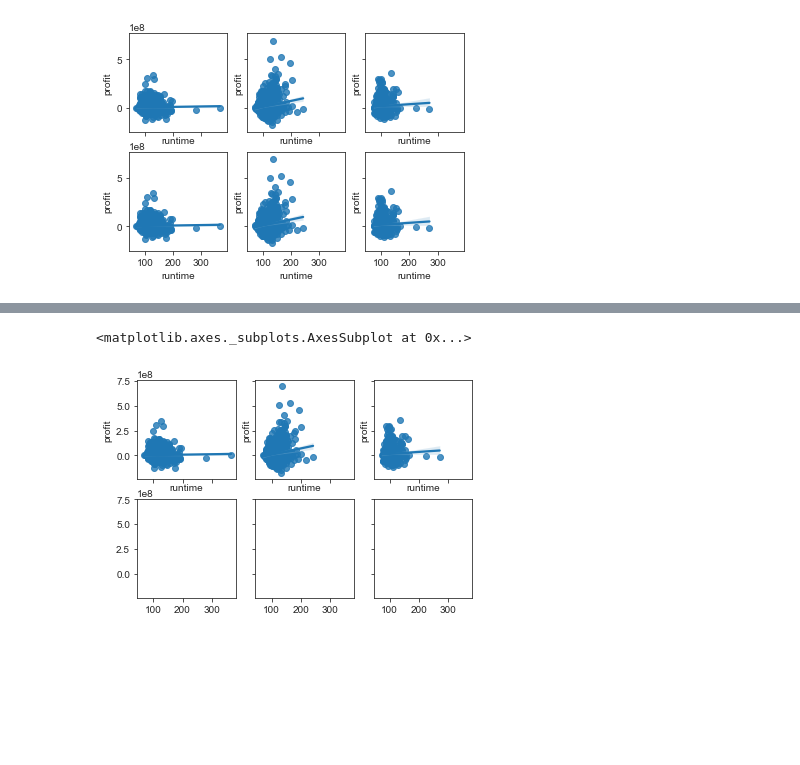
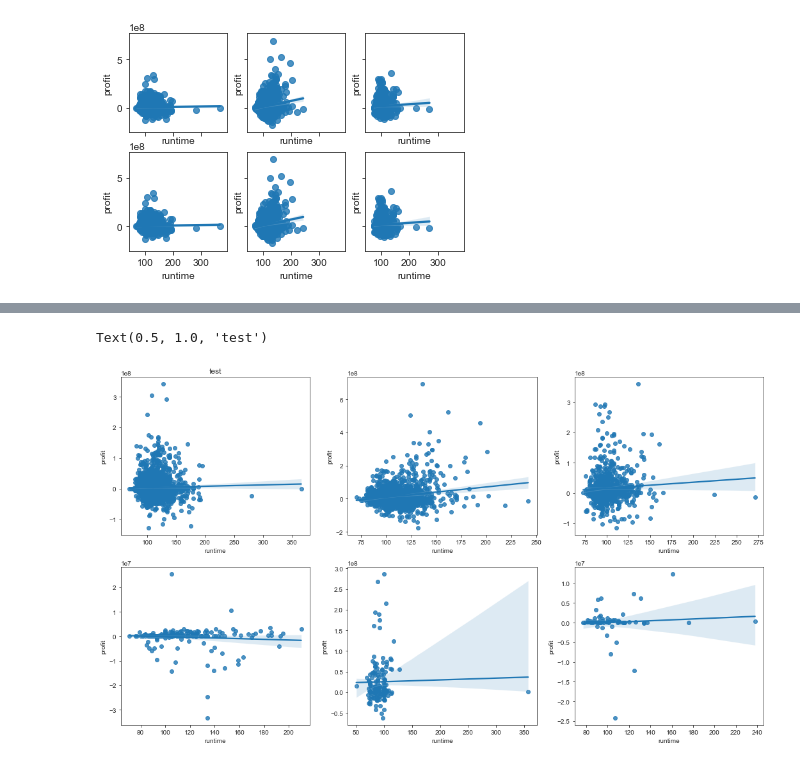
Before and after one commit to mrozenva/dsc-phase-1-project-campus, a Jupyter notebook: data_inspection.ipynb, the cells around one changed output, grey strips where cells are left out. Cells and saved outputs as stored; diff of their text form; code cells hidden in the pictures; blank space fills up the shorter version.

Commit message:
hardcoded subplots first version

```diff
--- a/data_inspection.ipynb
+++ b/data_inspection.ipynb
@@ -318,10 +318,11 @@ sns.barplot(kaggle_movies.groupby(['rating'])['profit'].mean().index,
 # %%
 def genre_vs_profit_barplot(dataframe, genre, profit):
     plt.title('Movie Genre vs Profit')
+#     plt.figure(figsize = (12,8))
     chart = sns.barplot(genre,
                         profit,
                         data = dataframe)
-    chart.set_xticklabels(chart.get_xticklabels(), rotation = 50)
+    chart.set_xticklabels(chart.get_xticklabels(), rotation = 60)
     chart.set(xlabel='Movie Genre', ylabel='Profit ($10M)');
     return plt.show()
 # %%
@@ -331,4 +331,0 @@ genre_vs_profit_barplot(kaggle_movies, 'genre', 'profit')
-# %%
-fig, axes = plt.subplots(1,2, figsize = (15,5))
-ax1 = axes[0]
-ax2 = axes[1]
@@ -393,10 +388,20 @@ kaggle_movies[kaggle_movies['rating'] == ratings_list[0]].head(1)
 |  | budget | company | country | director | genre | gross | name | rating | released | runtime | score | ... |
 | 0 | 8000000.0 | Columbia Pictures Corporation | USA | Rob Reiner | Adventure | 52287414.0 | Stand by Me | R | 1986-08-22 | 89 | 8.1 | ... |
 # %%
-fig, ((ax1, ax2, ax3), (ax4, ax5, ax6)) = plt.subplots(ncols=3, nrows = 2, sharey = True, sharex = True)
+fig, ((ax1, ax2, ax3), (ax4, ax5, ax6)) = plt.subplots(ncols=3,
+                                                       nrows = 2,
+#                                                        sharey = True,
+#                                                        sharex = True,
+                                                       figsize = (18,10))
+
 sns.regplot(x=dfs_list[0]['runtime'], y=dfs_list[0]['profit'], ax=ax1)
 sns.regplot(x=dfs_list[1]['runtime'], y=dfs_list[1]['profit'], ax=ax2)
 sns.regplot(x=dfs_list[2]['runtime'], y=dfs_list[2]['profit'], ax=ax3)
+sns.regplot(x=dfs_list[3]['runtime'], y=dfs_list[3]['profit'], ax=ax4)
+sns.regplot(x=dfs_list[4]['runtime'], y=dfs_list[4]['profit'], ax=ax5)
+sns.regplot(x=dfs_list[5]['runtime'], y=dfs_list[5]['profit'], ax=ax6)
+
+ax1.set_title('test')
 # %% [output]
-<matplotlib.axes._subplots.AxesSubplot at 0x...>
+Text(0.5, 1.0, 'test')
-[figure, old version]
+[figure, new version]
```
Also changed, not shown: parts of 5 cells of this notebook.
